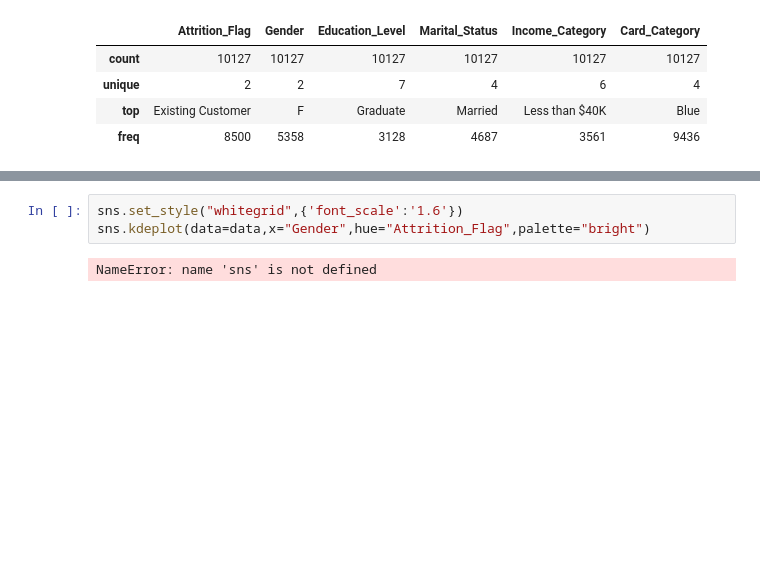
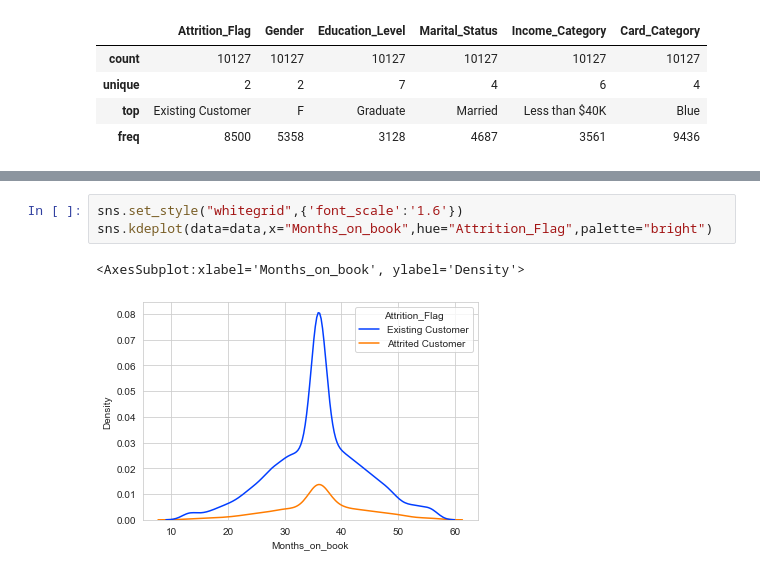
Before and after one commit to kasiadybcio/Credit_card, a Jupyter notebook: eda.ipynb, the cells around one changed output, grey strips where cells are left out. Drawn from its saved outputs; the diff is of its cells as text; blank space fills up the shorter version.

```diff
--- a/eda.ipynb
+++ b/eda.ipynb
@@ -146,8 +148,9 @@ sns.kdeplot(data=data,x="Customer_Age",hue="Attrition_Flag",palette="bright")
 # %%
 sns.set_style("whitegrid",{'font_scale':'1.6'})
-sns.kdeplot(data=data,x="Gender",hue="Attrition_Flag",palette="bright")
+sns.kdeplot(data=data,x="Months_on_book",hue="Attrition_Flag",palette="bright")
 # %% [output]
-NameError: name 'sns' is not defined
+<AxesSubplot:xlabel='Months_on_book', ylabel='Density'>
+[figure, added]
 # %%
 data.hist(figsize=(10,10))
 # %% [output]
```
Also changed, not shown: parts of 18 cells of this notebook.
